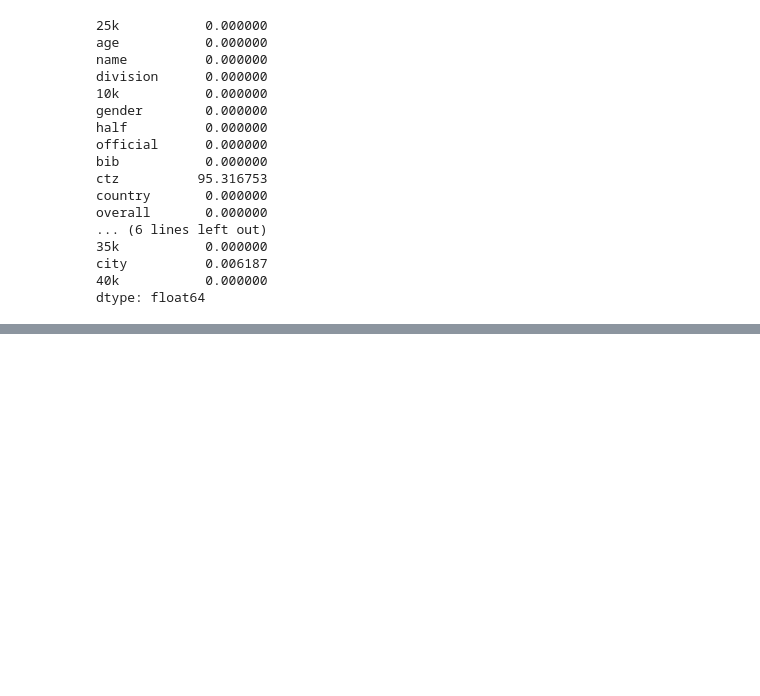
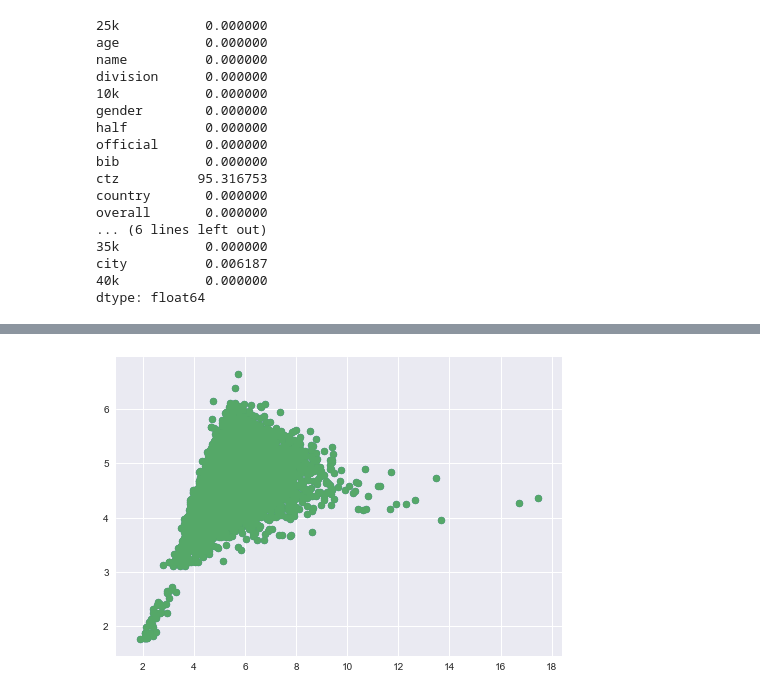
Before and after one commit to gurkpet/Thinkful-Lessons, a Jupyter notebook: Thinkful 4.2/Boston+Marathon.ipynb, the cells around one changed output, grey strips where cells are left out. Saved outputs shown, nothing was run; the diff lists cells and outputs as text; code cells hidden in the pictures; blank space fills up the shorter version.

```diff
--- a/Thinkful 4.2/Boston+Marathon.ipynb
+++ b/Thinkful 4.2/Boston+Marathon.ipynb
@@ -115,0 +89,9 @@ test = df2[['5k','overall']]
+# %%
+df2['last5pace'] = (df2['40k']-df2['35k'])/5
+df2['mid5pace'] = (df2['25k']-df2['half'])/5
+df2['first5pace'] = df2['5k']/5
+# %%
+plt.scatter(df2['last5pace'], df2['first5pace'])
+plt.show()
+# %% [output]
+[figure, added]
```
Also changed, not shown: parts of 13 cells of this notebook.
